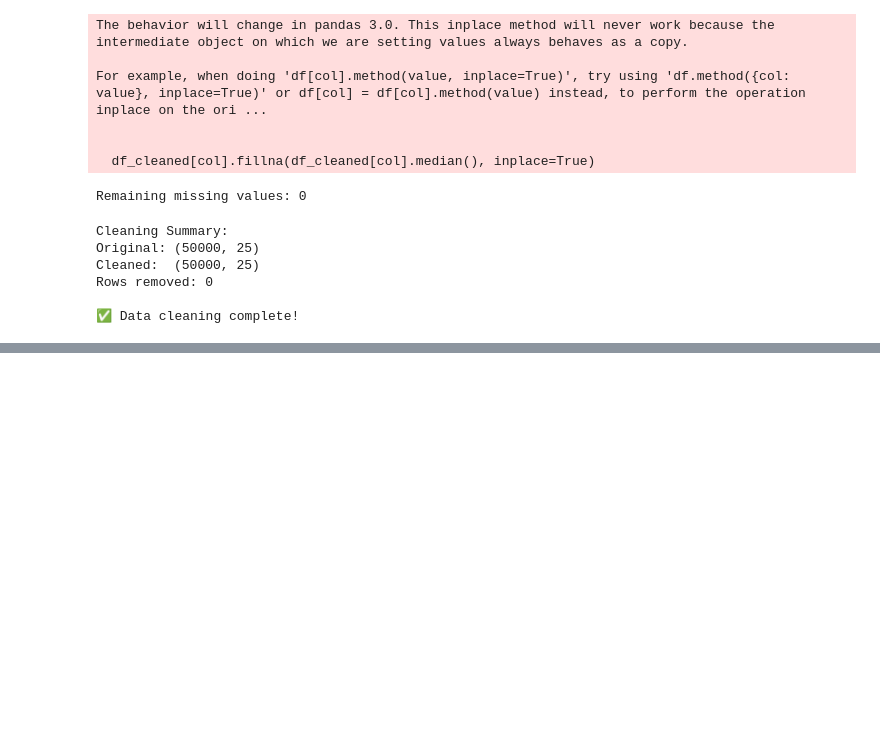
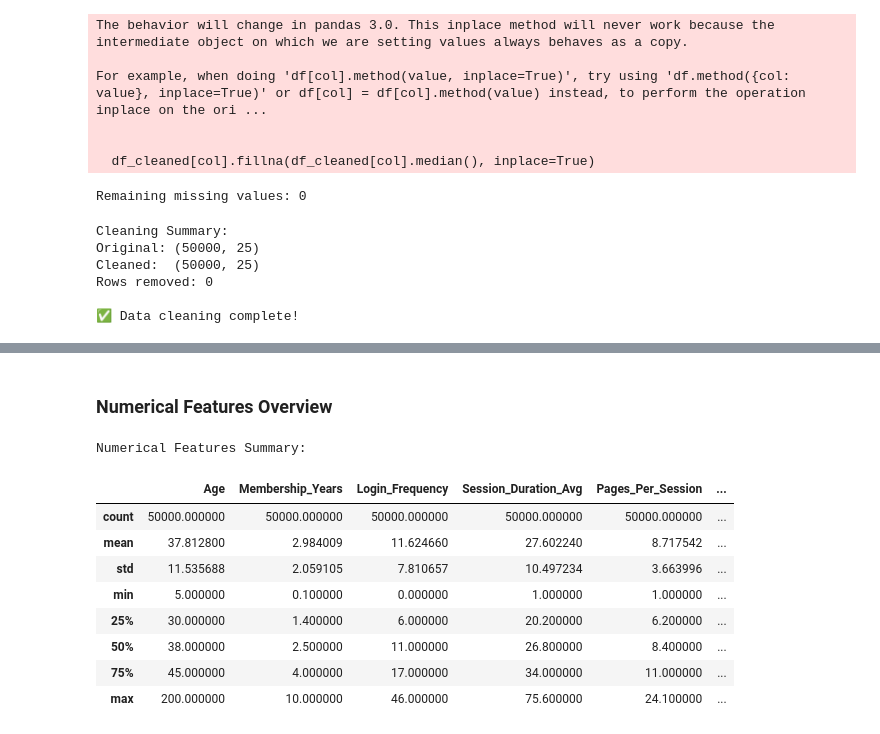
Before and after one commit to Olamilekanvic/E-commerce-Customer-Churn, a Jupyter notebook: churn_prediction.ipynb, the cells around one changed output, grey strips where cells are left out. Drawn from its saved outputs; the diff is of its cells as text; code cells hidden in the pictures; blank space fills up the shorter version.

```diff
--- a/churn_prediction.ipynb
+++ b/churn_prediction.ipynb
@@ -230,0 +271,17 @@ Rows removed: 0
+# %% [markdown]
+ ### Numerical Features Overview
+# %%
+# Basic stats for numerical features
+print("Numerical Features Summary:")
+df_cleaned[numerical_cols].describe()
+# %% [output]
+Numerical Features Summary:
+|  | Age | Membership_Years | Login_Frequency | Session_Duration_Avg | Pages_Per_Session | ... |
+| count | 50000.000000 | 50000.000000 | 50000.000000 | 50000.000000 | 50000.000000 | ... |
+| mean | 37.812800 | 2.984009 | 11.624660 | 27.602240 | 8.717542 | ... |
+| std | 11.535688 | 2.059105 | 7.810657 | 10.497234 | 3.663996 | ... |
+| min | 5.000000 | 0.100000 | 0.000000 | 1.000000 | 1.000000 | ... |
+| 25% | 30.000000 | 1.400000 | 6.000000 | 20.200000 | 6.200000 | ... |
+| 50% | 38.000000 | 2.500000 | 11.000000 | 26.800000 | 8.400000 | ... |
+| 75% | 45.000000 | 4.000000 | 17.000000 | 34.000000 | 11.000000 | ... |
+| max | 200.000000 | 10.000000 | 46.000000 | 75.600000 | 24.100000 | ... |
```
Also changed, not shown: parts of 7 cells of this notebook.
